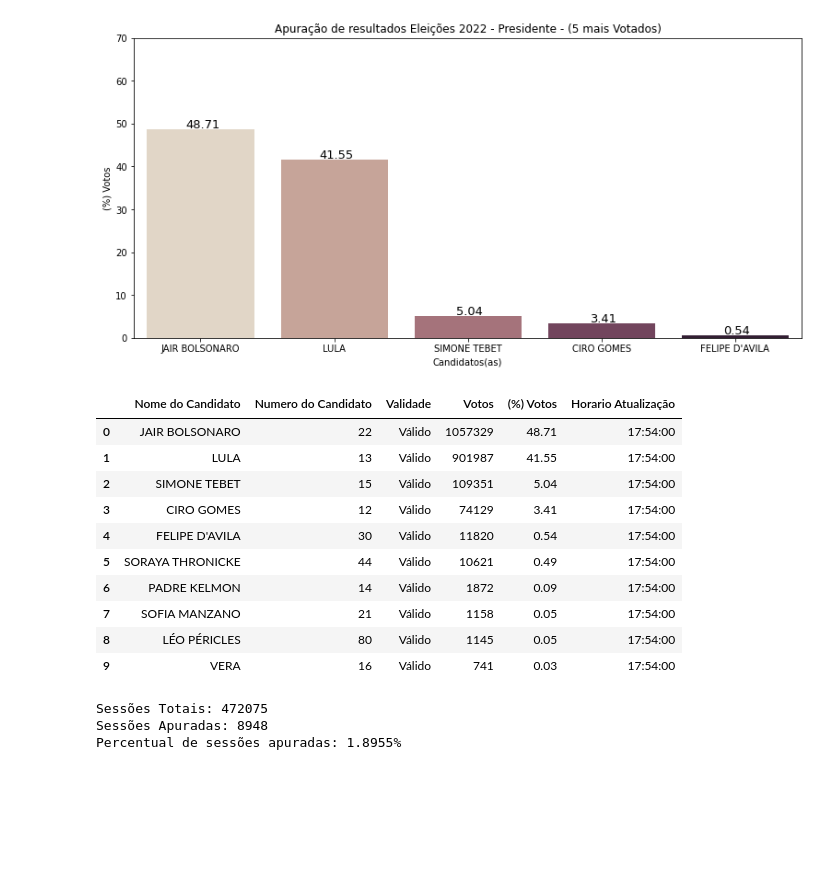
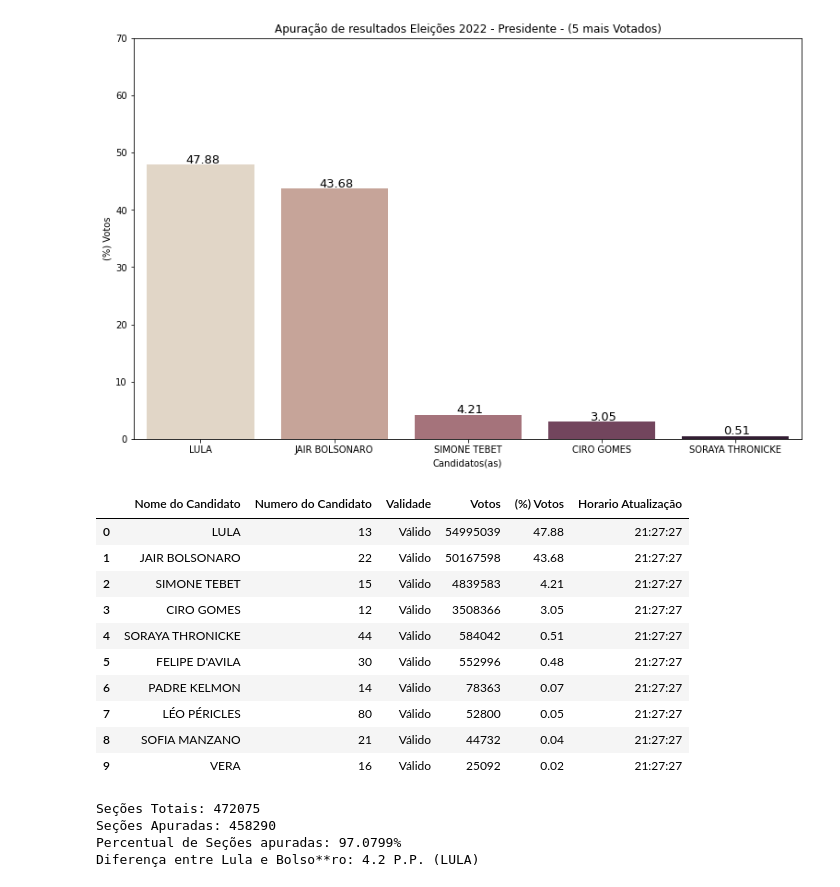
Before and after one commit to juancostaa/Apruacao-eleicoes-2022-BRASIL, a Jupyter notebook: apruração-de-resultados.ipynb, the cells around one changed output. Cells and saved outputs as stored; diff of their text form; code cells hidden in the pictures; blank space fills up the shorter version.

```diff
--- a/apruração-de-resultados.ipynb
+++ b/apruração-de-resultados.ipynb
@@ -11,7 +11,7 @@ url='https://resultados.tse.jus.br/oficial/ele2022/544/dados-simplificados/br/br
 
 #Fazendo a requisição na URL:
 re=requests.get(url).json()
-candidatos = re['cand'][0:10]
+candidatos = re['cand'][:10]
 # %%
 df=pd.DataFrame(candidatos)
 df=df[['nm','n','dvt','vap','pvap']]
@@ -28,50 +28,53 @@ df['Votos']=df['Votos'].astype(int)
 df['Nome do Candidato']=df['Nome do Candidato'].str.replace('D&apos;',"D'")
 df=df.sort_values(by='Votos', ascending=False)
 # %%
-fig, axs = plt.subplots(ncols=1, figsize=(13,6))
+fig, axs = plt.subplots(ncols=1, figsize=(13,8))
 
 ax1 = sns.barplot(
     x="Nome do Candidato",
     y='(%) Votos',
     data=df[:5],
     palette="ch:.25",
     ax=axs)
 
 ax1.set(xlabel="Candidatos(as)",
         ylabel="(%) Votos",
         title="Apuração de resultados Eleições 2022 - Presidente - (5 mais Votados)",
         ylim=(0,70))
 
 
 # Adicionando rotulo com valores no gráfico ax1:
 for p in ax1.patches:
             ax1.annotate("%.2f" % p.get_height(), (p.get_x() + p.get_width() / 2., p.get_height()),
                 ha='center', va='center', fontsize=13, color='black', xytext=(2, 5),
                 textcoords='offset points')
 
 plt.show()
 # %% [output]
-[figure, old version]
+[figure, new version]
 # %%
 df
 # %% [output]
 |  | Nome do Candidato | Numero do Candidato | Validade | Votos | (%) Votos | Horario Atualização |
-| 0 | JAIR BOLSONARO | 22 | Válido | 1057329 | 48.71 | 17:54:00 |
-| 1 | LULA | 13 | Válido | 901987 | 41.55 | 17:54:00 |
-| 2 | SIMONE TEBET | 15 | Válido | 109351 | 5.04 | 17:54:00 |
-| 3 | CIRO GOMES | 12 | Válido | 74129 | 3.41 | 17:54:00 |
-| 4 | FELIPE D'AVILA | 30 | Válido | 11820 | 0.54 | 17:54:00 |
-| 5 | SORAYA THRONICKE | 44 | Válido | 10621 | 0.49 | 17:54:00 |
-| 6 | PADRE KELMON | 14 | Válido | 1872 | 0.09 | 17:54:00 |
-| 7 | SOFIA MANZANO | 21 | Válido | 1158 | 0.05 | 17:54:00 |
-| 8 | LÉO PÉRICLES | 80 | Válido | 1145 | 0.05 | 17:54:00 |
-| 9 | VERA | 16 | Válido | 741 | 0.03 | 17:54:00 |
+| 0 | LULA | 13 | Válido | 54995039 | 47.88 | 21:27:27 |
+| 1 | JAIR BOLSONARO | 22 | Válido | 50167598 | 43.68 | 21:27:27 |
+| 2 | SIMONE TEBET | 15 | Válido | 4839583 | 4.21 | 21:27:27 |
+| 3 | CIRO GOMES | 12 | Válido | 3508366 | 3.05 | 21:27:27 |
+| 4 | SORAYA THRONICKE | 44 | Válido | 584042 | 0.51 | 21:27:27 |
+| 5 | FELIPE D'AVILA | 30 | Válido | 552996 | 0.48 | 21:27:27 |
+| 6 | PADRE KELMON | 14 | Válido | 78363 | 0.07 | 21:27:27 |
+| 7 | LÉO PÉRICLES | 80 | Válido | 52800 | 0.05 | 21:27:27 |
+| 8 | SOFIA MANZANO | 21 | Válido | 44732 | 0.04 | 21:27:27 |
+| 9 | VERA | 16 | Válido | 25092 | 0.02 | 21:27:27 |
 # %%
-print (f'Sessões Totais: {re["s"]}')
-print (f'Sessões Apuradas: {re["st"]}')
+print (f'Seções Totais: {re["s"]}')
+print (f'Seções Apuradas: {re["st"]}')
 pct=int(re['st'])/int(re['s'])*100
-print (f'Percentual de sessões apuradas: {round(pct,4)}%')
+diff=round((df['(%) Votos'].iloc[0]-df['(%) Votos'].iloc[1]),4)
+print (f'Percentual de Seções apuradas: {round(pct,4)}%')
+print(f'Diferença entre Lula e Bolso**ro: {diff} P.P. ({df["Nome do Candidato"].iloc[0]})')
 # %% [output]
-Sessões Totais: 472075
-Sessões Apuradas: 8948
-Percentual de sessões apuradas: 1.8955%
+Seções Totais: 472075
+Seções Apuradas: 458290
+Percentual de Seções apuradas: 97.0799%
+Diferença entre Lula e Bolso**ro: 4.2 P.P. (LULA)
```
Also changed, not shown: parts of 4 cells of this notebook.
